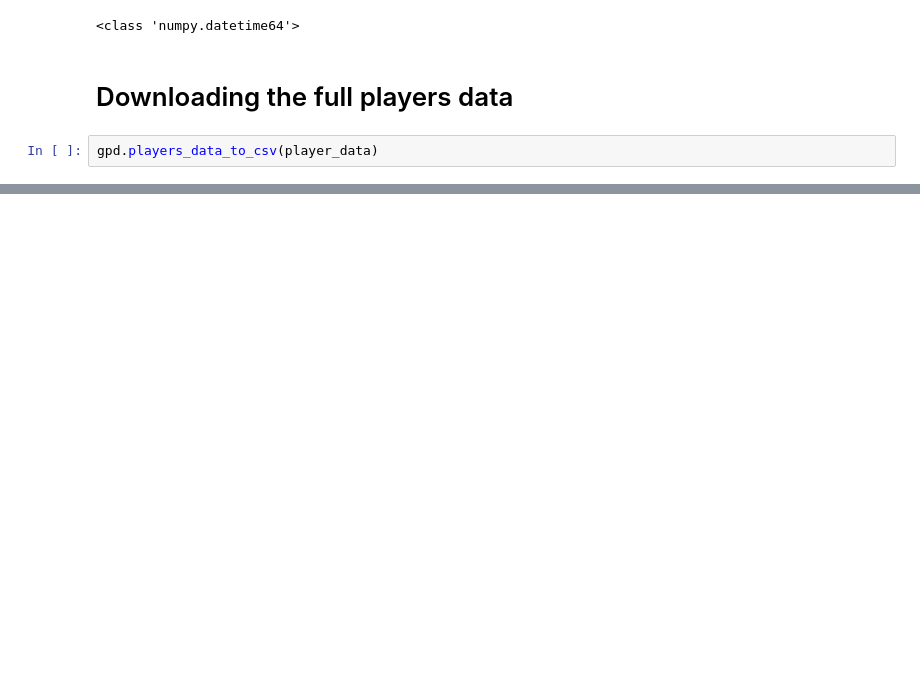
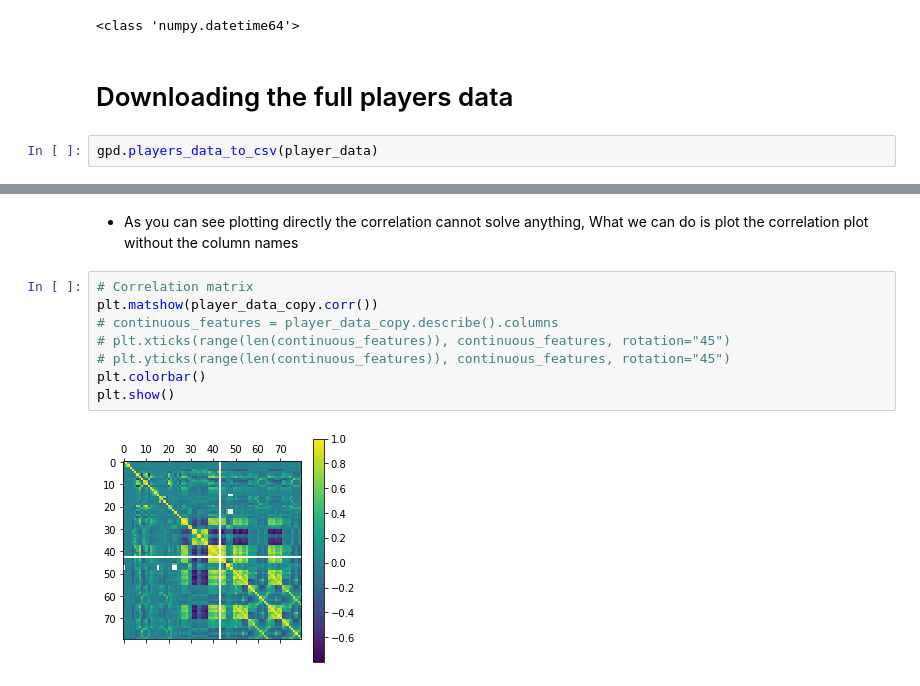
Before and after one commit to niketanmoon/esports, a Jupyter notebook: players.ipynb, the cells around one changed output, grey strips where cells are left out. Cells and saved outputs as stored; diff of their text form; blank space fills up the shorter version.

```diff
--- a/players.ipynb
+++ b/players.ipynb
@@ -178,0 +266,12 @@ gpd.players_data_to_csv(player_data)
+# %% [markdown]
+- As you can see plotting directly the correlation cannot solve anything, What we can do is plot the correlation plot without the column names
+# %%
+# Correlation matrix
+plt.matshow(player_data_copy.corr())
+# continuous_features = player_data_copy.describe().columns
+# plt.xticks(range(len(continuous_features)), continuous_features, rotation="45")
+# plt.yticks(range(len(continuous_features)), continuous_features, rotation="45")
+plt.colorbar()
+plt.show()
+# %% [output]
+[figure, added]
```
Also changed, not shown: parts of 47 cells of this notebook, 1 other file.
